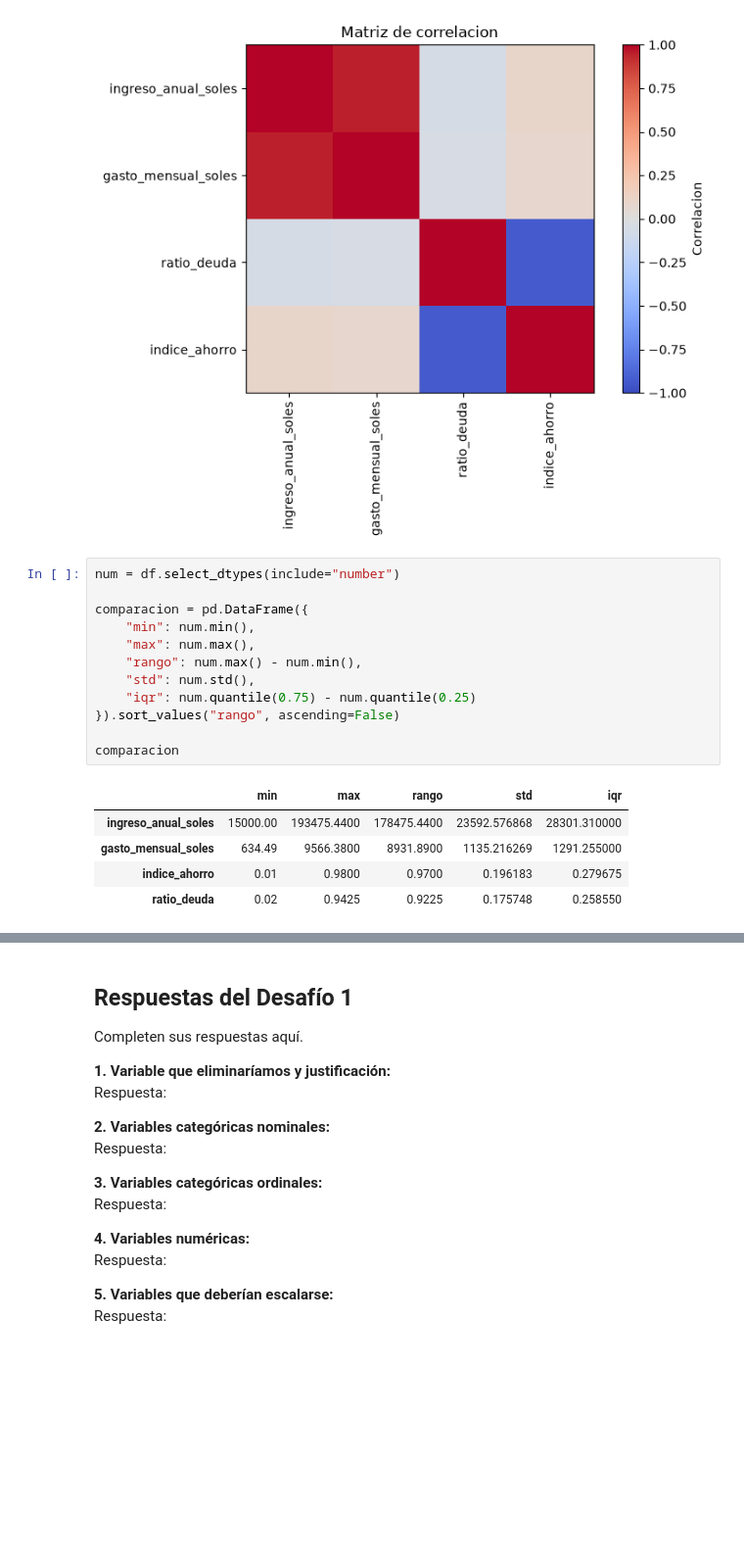
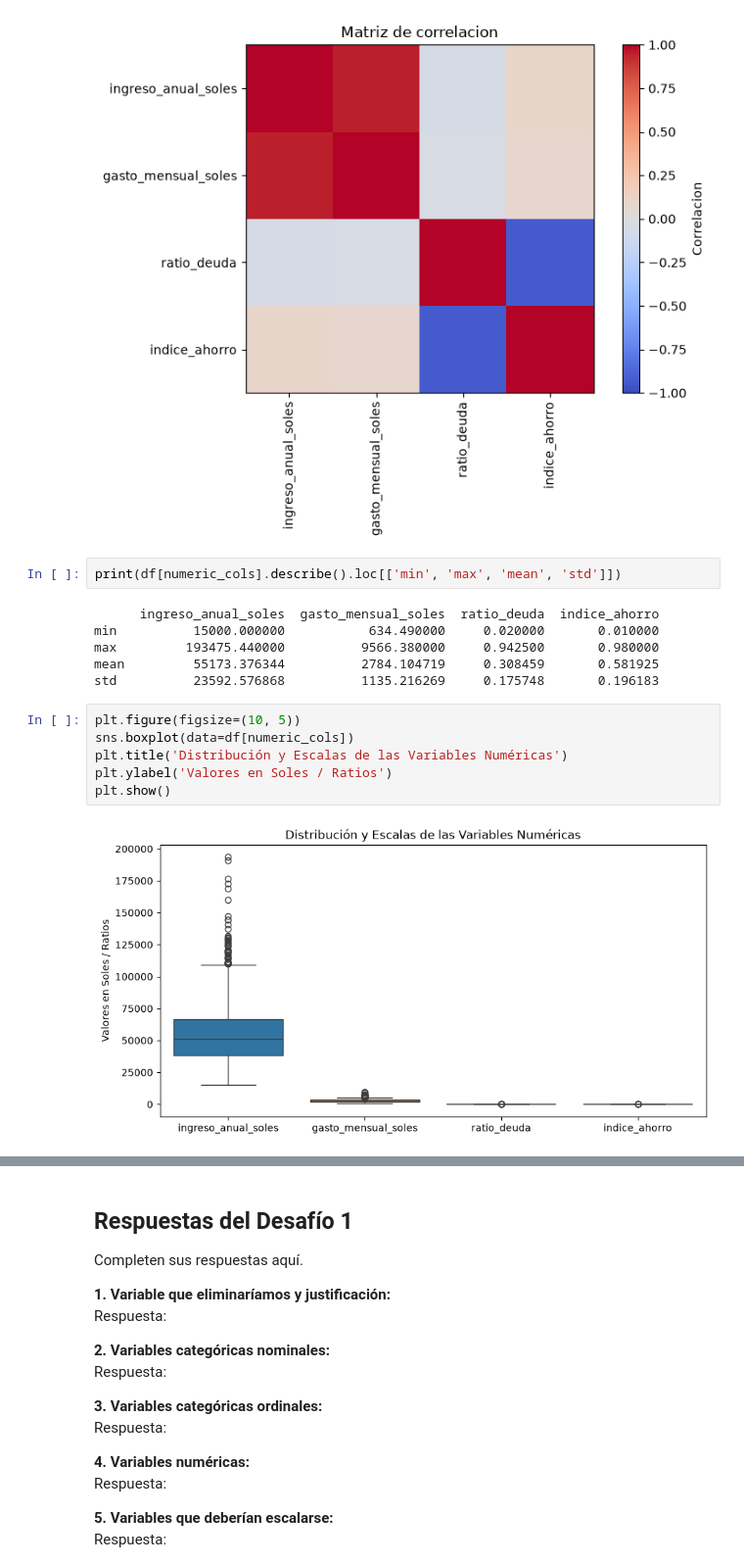
Before and after one commit to nico-0107/LaboratorioFinal-IA, a Jupyter notebook: laboratorio_final_ia.ipynb, the cells around one changed output, grey strips where cells are left out. Shown at 98% size. Cells and saved outputs as stored; diff of their text form; blank space fills up the shorter version.

```diff
--- a/laboratorio_final_ia.ipynb
+++ b/laboratorio_final_ia.ipynb
@@ -164,20 +182,18 @@ plt.show()
 # %% [output]
 [figure]
 # %%
-num = df.select_dtypes(include="number")
-
-comparacion = pd.DataFrame({
-    "min": num.min(),
-    "max": num.max(),
-    "rango": num.max() - num.min(),
-    "std": num.std(),
-    "iqr": num.quantile(0.75) - num.quantile(0.25)
-}).sort_values("rango", ascending=False)
-
-comparacion
+print(df[numeric_cols].describe().loc[['min', 'max', 'mean', 'std']])
 # %% [output]
-|  | min | max | rango | std | iqr |
-| ingreso_anual_soles | 15000.00 | 193475.4400 | 178475.4400 | 23592.576868 | 28301.310000 |
-| gasto_mensual_soles | 634.49 | 9566.3800 | 8931.8900 | 1135.216269 | 1291.255000 |
-| indice_ahorro | 0.01 | 0.9800 | 0.9700 | 0.196183 | 0.279675 |
-| ratio_deuda | 0.02 | 0.9425 | 0.9225 | 0.175748 | 0.258550 |
+      ingreso_anual_soles  gasto_mensual_soles  ratio_deuda  indice_ahorro
+min          15000.000000           634.490000     0.020000       0.010000
+max         193475.440000          9566.380000     0.942500       0.980000
+mean         55173.376344          2784.104719     0.308459       0.581925
+std          23592.576868          1135.216269     0.175748       0.196183
+# %%
+plt.figure(figsize=(10, 5))
+sns.boxplot(data=df[numeric_cols])
+plt.title('Distribución y Escalas de las Variables Numéricas')
+plt.ylabel('Valores en Soles / Ratios')
+plt.show()
+# %% [output]
+[figure, added]
```
Also changed, not shown: parts of 5 cells of this notebook.
